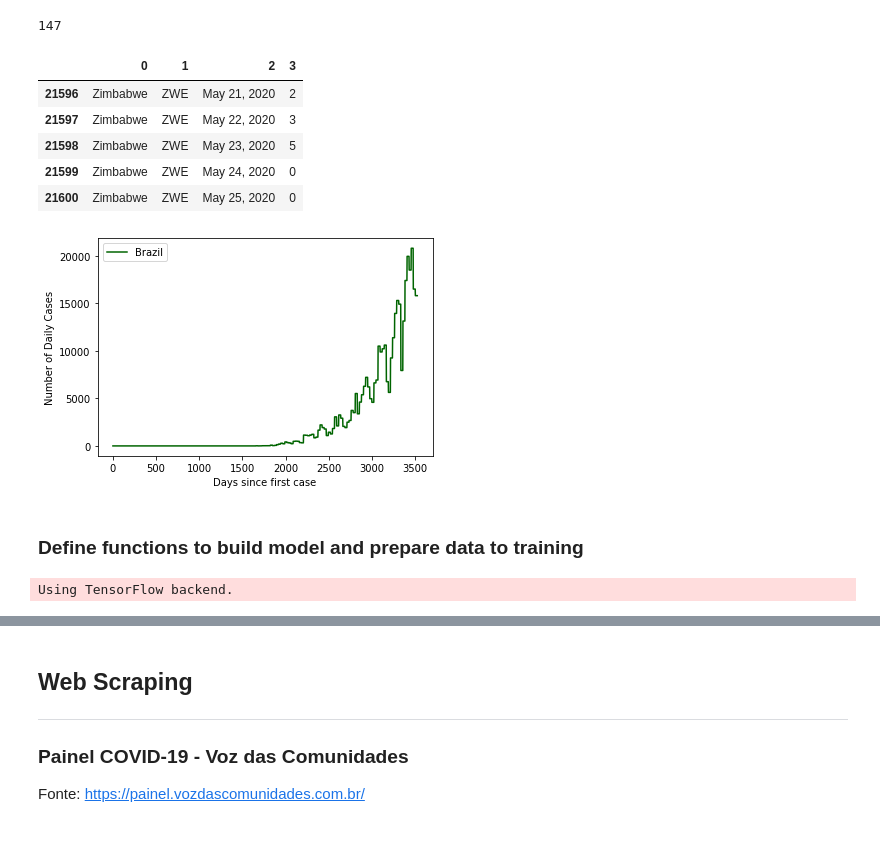
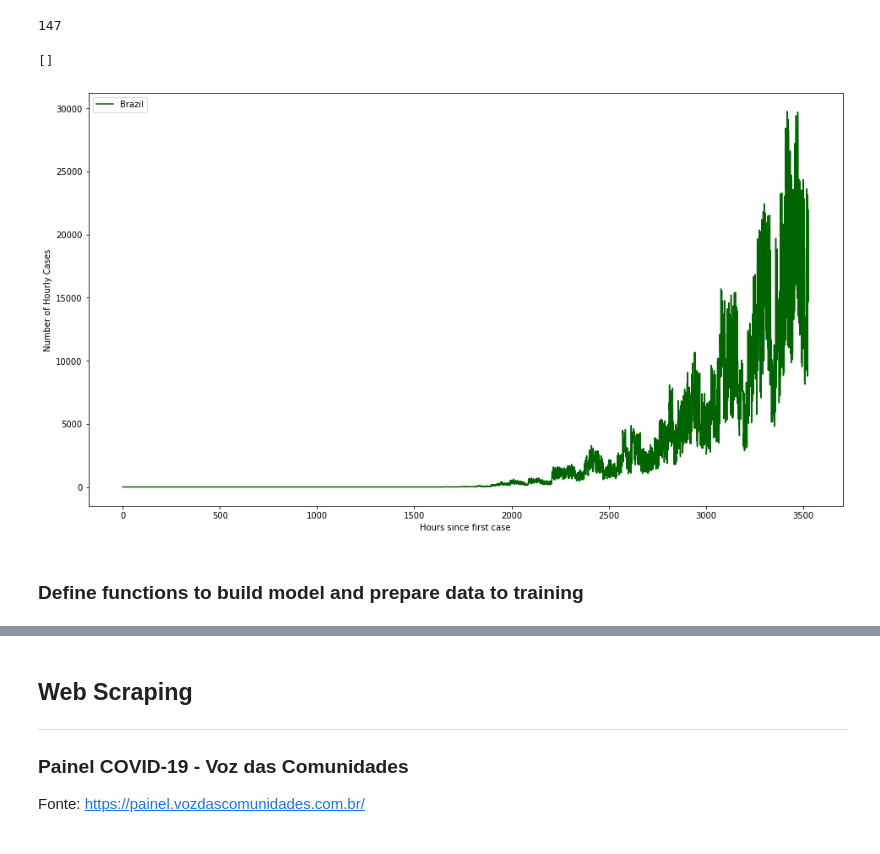
Before and after one commit to deniseiras/trabalho_cap239_b, a Jupyter notebook: RNN_To_COVID19_Predictions.ipynb, the cells around one changed output, grey strips where cells are left out. Cells and saved outputs as stored; diff of their text form; code cells hidden in the pictures.

```diff
--- a/RNN_To_COVID19_Predictions.ipynb
+++ b/RNN_To_COVID19_Predictions.ipynb
@@ -179,73 +184,66 @@ len(pais_cases)
 # %%
 def generate_values_in_serie(pais_cases, num_of_values, is_random=True, is_between_serie=True):
     num_of_values = num_of_values + 1
-    # df_time = pd.DataFrame()
     arr_time = []
     column = 0
     for row_s in pais_cases.iteritems():
-        # df_time = df_time.append(row.copy())
         row = float(row_s[1])
         arr_rand = []
-        if is_random or row == 0:
+        if not is_random or row == 0:
             arr_rand = [row] * num_of_values
         else:
             if is_between_serie:
                 lower = int(row - (row * 0.5))
                 upper = int(row + (row * 0.5))
-                print(upper)
                 arr_rand = [random.randrange(start=lower, stop=upper) for x in range(num_of_values)]
             else:
                 arr_rand = np.random.dirichlet(np.ones(num_of_values), size=1).flatten() * row
 
         arr_time = arr_time + arr_rand
 
-        # for i in range(num_of_values):
-        # df_new_row = pd.Series()
-        # df_new_row = arr_rand[i]
-        # df_time = df_time.append(df_new_row, ignore_index=True)
-
     return arr_time
 # %%
 # Series com 24 horas para o Brasil
 
 cty = 'Brazil'
 
 select_cases_pais = serie_cases[serie_cases[0] == cty]
 select_cases_pais = select_cases_pais[[0,2,3]]
 
 pais_cases = select_cases_pais.iloc[:,2]
 pais_days = select_cases_pais.iloc[:,1]
 
 time_cases = generate_values_in_serie(pais_cases, 23, is_random=True, is_between_serie=True)
 time_serie_cases = pd.DataFrame()
+time_serie_cases['Entity'] = ''
+time_serie_cases['Code'] = ''
+time_serie_cases['Date'] = ''
+time_cases = np.asarray(time_cases)
+time_cases = np.float64(time_cases)
 time_serie_cases['Daily confirmed cases (cases)'] = time_cases
 time_serie_cases['Entity'] = 'Brazil'
 time_serie_cases['Code'] = 'BRA'
 time_serie_cases['Date'] = '2020-05-25'
-time_serie_cases['Daily confirmed cases (cases)'] = time_cases
 
+!rm -rf Number_Hour_Cases
 !mkdir Number_Hour_Cases
-time_serie_cases.to_csv('./Number_Hour_Cases/hour-cases-covid-19.csv')
+time_serie_cases.to_csv('./Number_Hour_Cases/hour-cases-covid-19.csv', index=False)
 
-time_cases = np.asarray(time_cases)
-time_cases = np.float64(time_cases)
+# time_cases = np.asarray(time_cases)
+# time_cases = np.float64(time_cases)
+plt.figure(figsize=(16, 9))
 plt.plot(time_cases,'b', label=cty, color=color);
 plt.legend()
 plt.draw()
 
-plt.xlabel('Days since first case')
-plt.ylabel('Number of Daily Cases')
+time_serie_cases.head()
+
+plt.xlabel('Hours since first case')
+plt.ylabel('Number of Hourly Cases')
 plt.plot()
-
-serie_cases.tail()
 # %% [output]
-|  | 0 | 1 | 2 | 3 |
-| 21596 | Zimbabwe | ZWE | May 21, 2020 | 2 |
-| 21597 | Zimbabwe | ZWE | May 22, 2020 | 3 |
-| 21598 | Zimbabwe | ZWE | May 23, 2020 | 5 |
-| 21599 | Zimbabwe | ZWE | May 24, 2020 | 0 |
-| 21600 | Zimbabwe | ZWE | May 25, 2020 | 0 |
+[]
-[figure, old version]
+[figure, new version]
 # %% [markdown]
 ### Define functions to build model and prepare data to training
 # %%
@@ -340,7 +338,9 @@ def definir_modelo_lstm_simples(modelo,n_dias_entrada, n_dias_saida):
     modelo.add(LSTM(200, activation='relu'))
     modelo.add(Dense(n_dias_saida))
 
-    modelo.compile(optimizer='adam', loss='mse')
+    # ==================== TESTE DENIS =========================
+    opt = optimizers.Adam(learning_rate=0.001)
+    modelo.compile(optimizer='adam', loss='mse', )
     return modelo
 
 def treinamento(X,y,modelo,epocas,batch):
@@ -392,8 +392,6 @@ def salvardicionario(nome, history):
 def carregaModelo(nomeModelo):
     carrega_modelo = pickle.load(open(nomeModelo+'.sav', 'rb'))
     return carrega_modelo
-# %% [output]
-Using TensorFlow backend.
 # %%
 '''
 # =============================================================================
```
Also changed, not shown: parts of 8 cells of this notebook.
